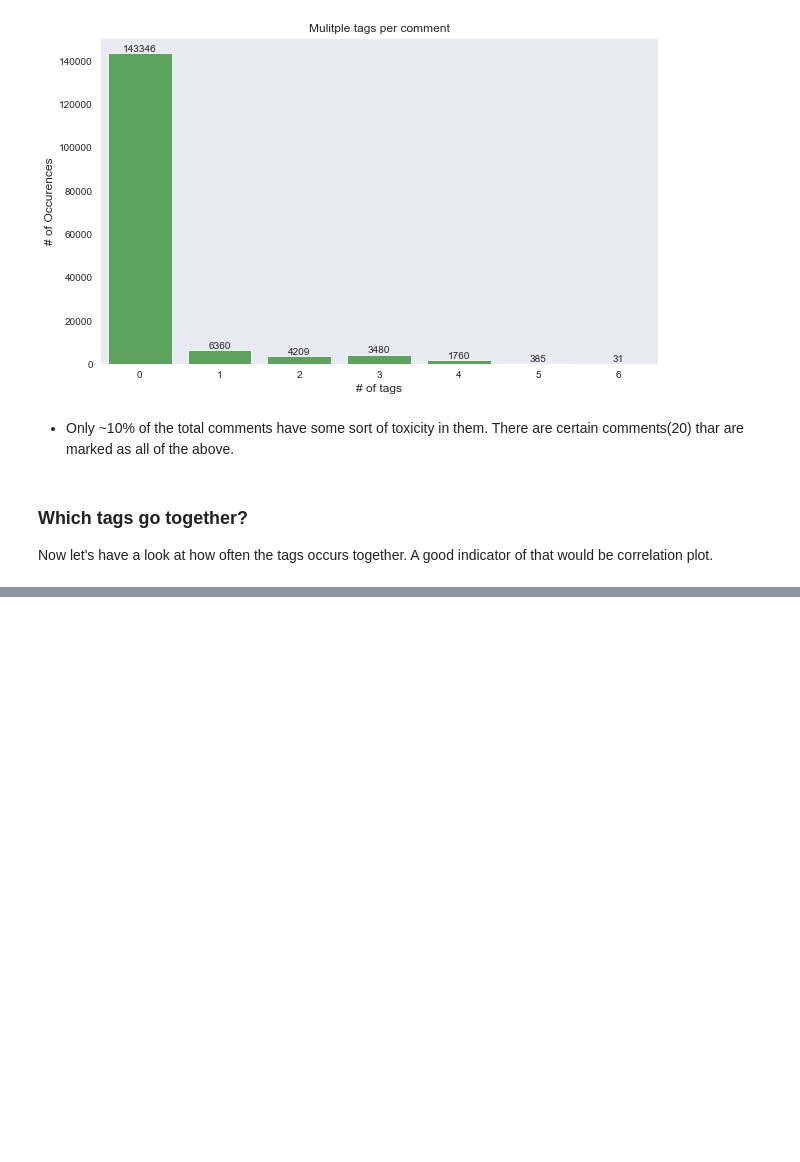
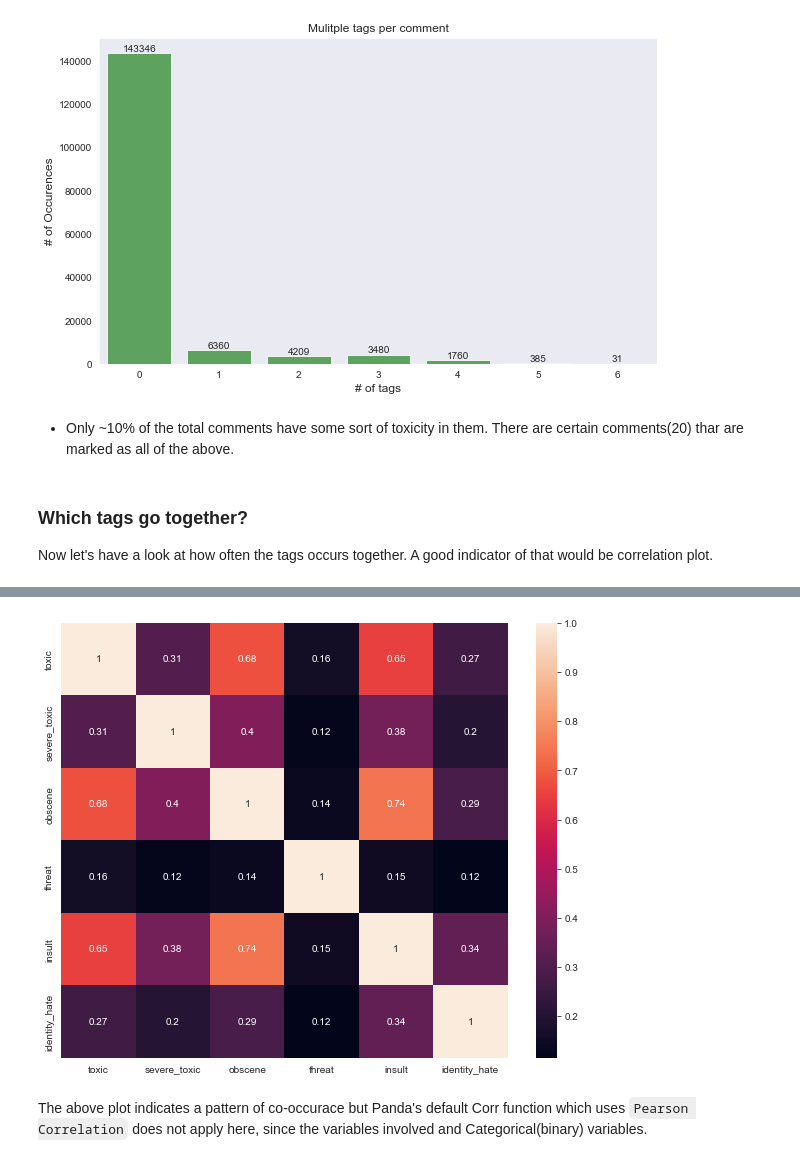
Before and after one commit to karan842/comment-toxicity, a Jupyter notebook: notebooks/01_data_loading_and_EDA.ipynb, the cells around one changed output, grey strips where cells are left out. Drawn from its saved outputs; the diff is of its cells as text; code cells hidden in the pictures; blank space fills up the shorter version.

```diff
--- a/notebooks/01_data_loading_and_EDA.ipynb
+++ b/notebooks/01_data_loading_and_EDA.ipynb
@@ -206,0 +224,13 @@ Now let's have a look at how often the tags occurs together. A good indicator of
+# %%
+temp_df = train.iloc[:,2:-1]
+corr = temp_df.corr()
+plt.figure(figsize=(10,8))
+sns.heatmap(corr,
+           xticklabels=corr.columns.values,
+           yticklabels=corr.columns.values,annot=True)
+plt.savefig('../insights/plots/correlation.png')
+# %% [output]
+[figure, added]
+# %% [markdown]
+The above plot indicates a pattern of co-occurace but Panda's default Corr
+function which uses `Pearson Correlation` does not apply here, since the variables involved and Categorical(binary) variables.
```
Also changed, not shown: parts of 22 cells of this notebook, 9 other files.
